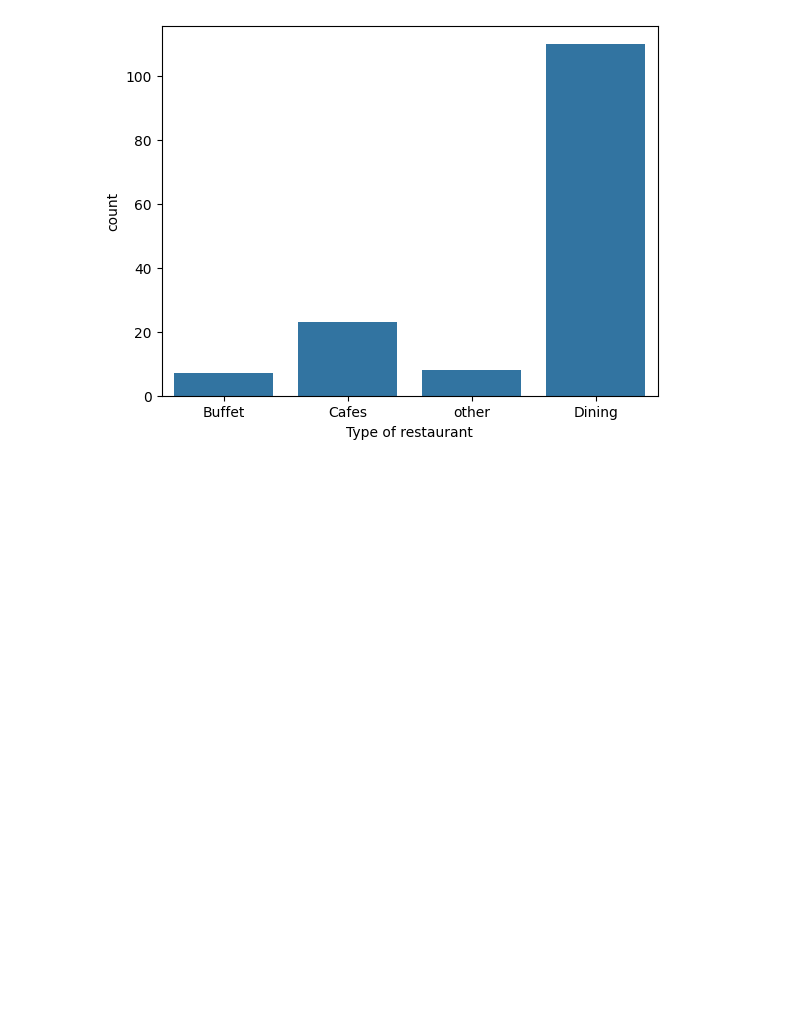
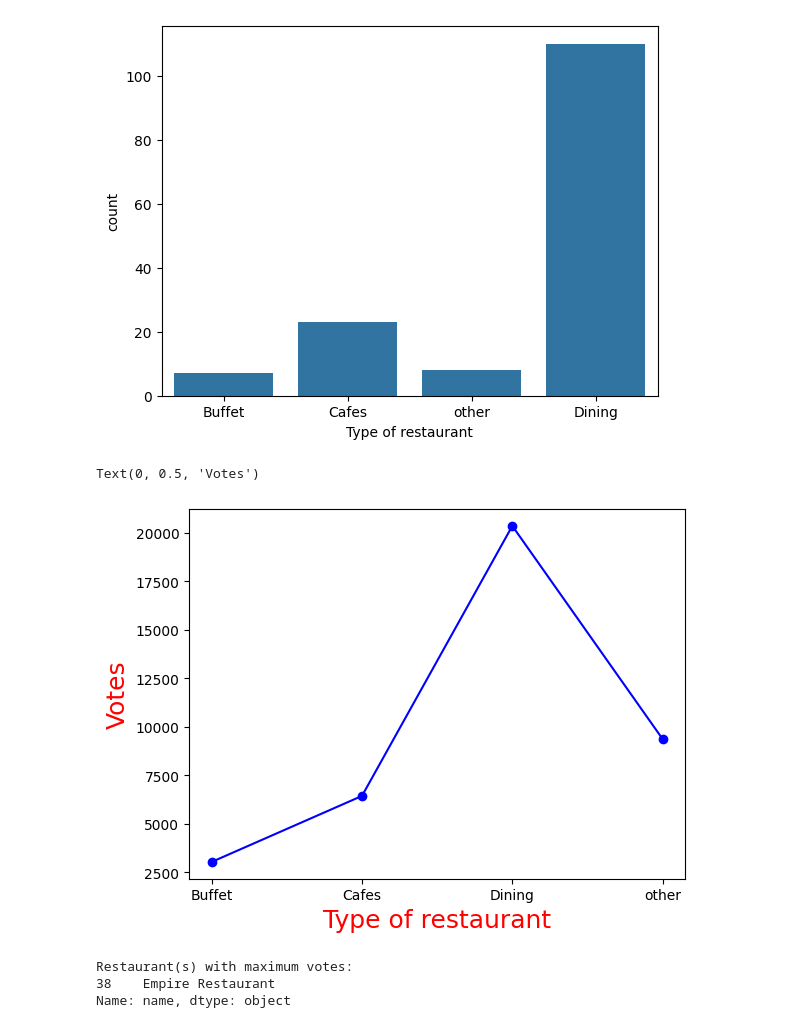
Before and after one commit to harizzzzz/Zomato-Data-Analysis, a Jupyter notebook: zomato-analysis.ipynb, the cells around one changed output. Drawn from its saved outputs; the diff is of its cells as text; code cells hidden in the pictures; blank space fills up the shorter version.

```diff
--- a/zomato-analysis.ipynb
+++ b/zomato-analysis.ipynb
@@ -90,0 +88,25 @@ grouped_data=dataframe.groupby
+# %%
+#
+grouped_data=dataframe.groupby('listed_in(type)')['votes'].sum()
+result=pd.DataFrame({'votes':grouped_data})
+plt.plot(result,c='blue',marker='o')
+plt.xlabel('Type of restaurant', c='red', size=18)
+plt.ylabel('Votes',c='red',size=18)
+
+# graph shows most of people preferred dining restaurants.
+# %% [output]
+Text(0, 0.5, 'Votes')
+[figure, added]
+# %%
+#find the name of restaurant with maximum votes from the dataframe
+
+max_votes=dataframe['votes'].max()
+restaurant_with_max_votes=dataframe.loc[dataframe['votes']==max_votes,'name']
+print('Restaurant(s) with maximum votes: ')
+print(restaurant_with_max_votes)
+
+#Found: Empire Restaurant-4884 votes
+# %% [output]
+Restaurant(s) with maximum votes:
+38    Empire Restaurant
+Name: name, dtype: object
```
Also changed, not shown: parts of 4 cells of this notebook.
